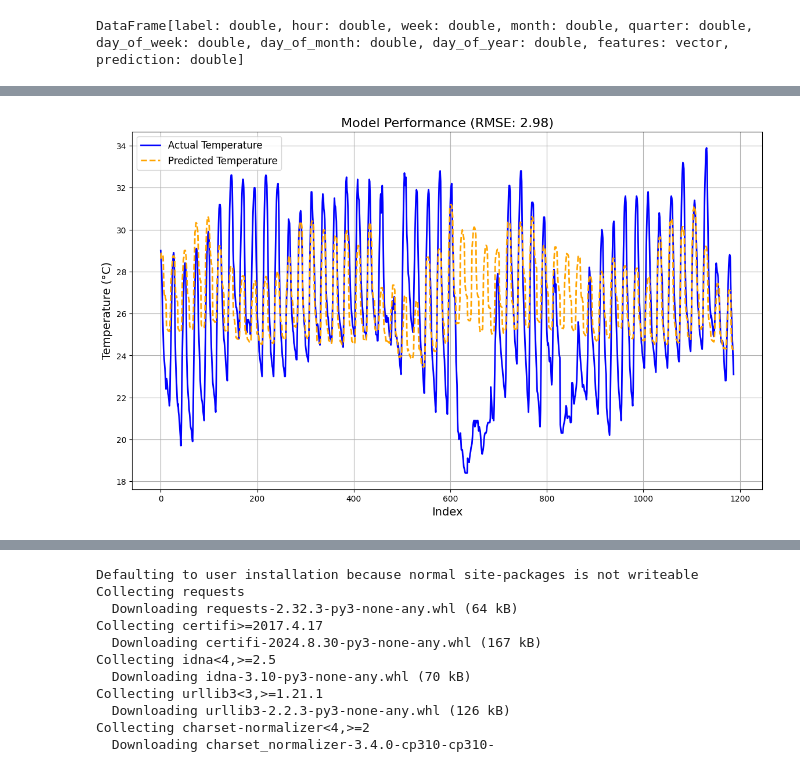
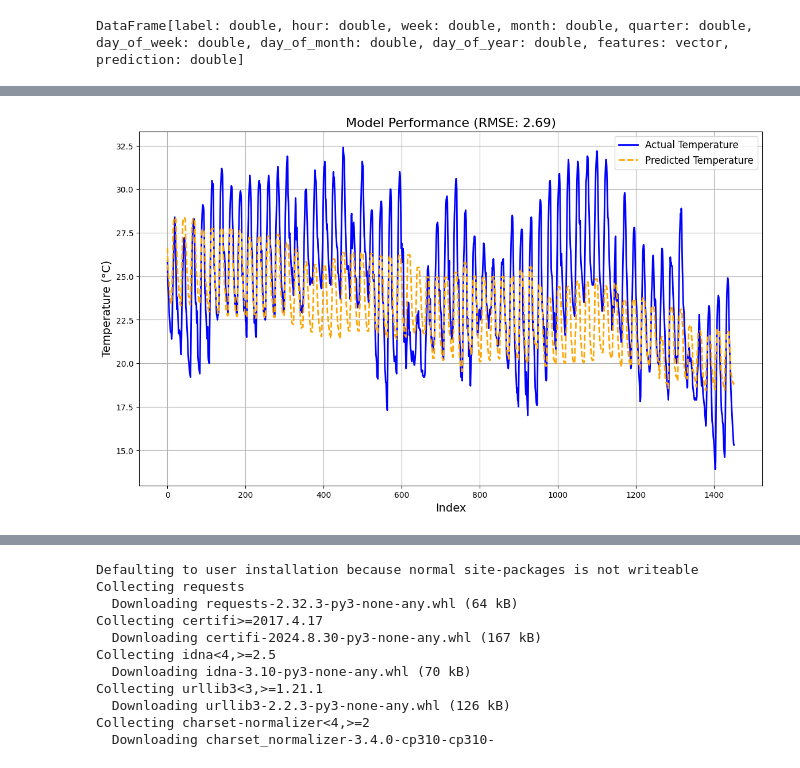
Before and after one commit to hoandkjxhbfhk/project, a Jupyter notebook: Weather_data/weather-forcasting.ipynb, the cells around one changed output, grey strips where cells are left out. Cells and saved outputs as stored; diff of their text form; code cells hidden in the pictures.

```diff
--- a/Weather_data/weather-forcasting.ipynb
+++ b/Weather_data/weather-forcasting.ipynb
@@ -525,5 +529,5 @@ day_of_week: 0.0313
 # %%
-display_model_performance(model, testData)
+display_model_performance(cvModel, testData)
 # %% [output]
-[figure, old version]
+[figure, new version]
 # %%
```
Also changed, not shown: parts of 16 cells of this notebook.
